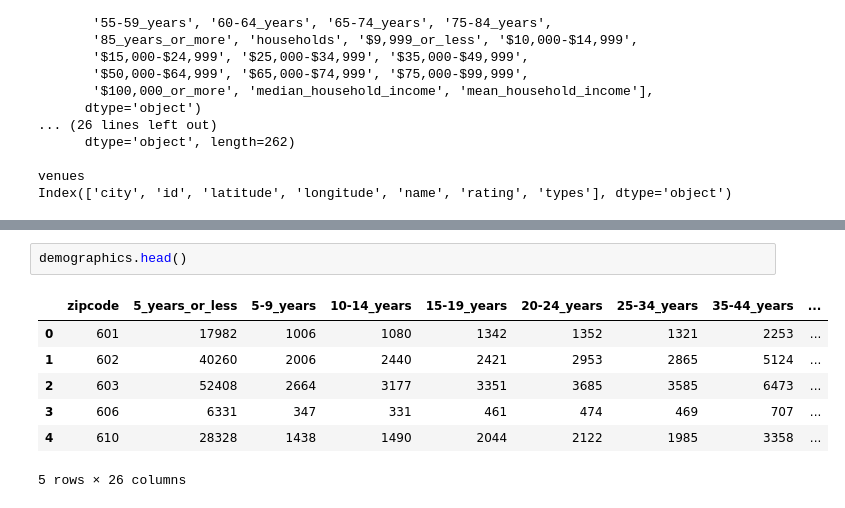
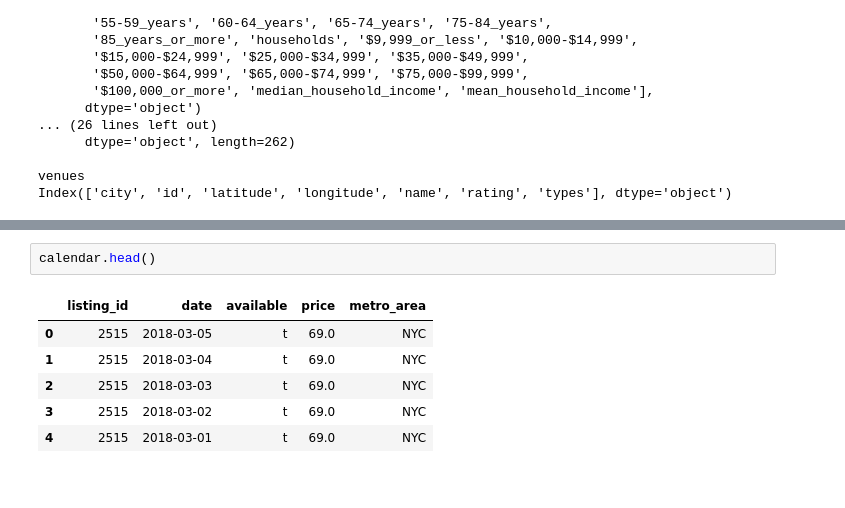
Before and after one commit to terenceneo/Airbnb-NYC-data-study, a Jupyter notebook: AirBnb Data Exploration.ipynb, the cells around one changed output, grey strips where cells are left out. Drawn from its saved outputs; the diff is of its cells as text.

```diff
--- a/AirBnb Data Exploration.ipynb
+++ b/AirBnb Data Exploration.ipynb
@@ -41,10 +62,9 @@ Index(['city', 'id', 'latitude', 'longitude', 'name', 'rating', 'types'], dtype=
 # %%
-demographics.head()
+calendar.head()
 # %% [output]
-|  | zipcode | 5_years_or_less | 5-9_years | 10-14_years | 15-19_years | 20-24_years | 25-34_years | 35-44_years | ... |
-| 0 | 601 | 17982 | 1006 | 1080 | 1342 | 1352 | 1321 | 2253 | ... |
-| 1 | 602 | 40260 | 2006 | 2440 | 2421 | 2953 | 2865 | 5124 | ... |
-| 2 | 603 | 52408 | 2664 | 3177 | 3351 | 3685 | 3585 | 6473 | ... |
-| 3 | 606 | 6331 | 347 | 331 | 461 | 474 | 469 | 707 | ... |
-| 4 | 610 | 28328 | 1438 | 1490 | 2044 | 2122 | 1985 | 3358 | ... |
+|  | listing_id | date | available | price | metro_area |
+| 0 | 2515 | 2018-03-05 | t | 69.0 | NYC |
+| 1 | 2515 | 2018-03-04 | t | 69.0 | NYC |
+| 2 | 2515 | 2018-03-03 | t | 69.0 | NYC |
+| 3 | 2515 | 2018-03-02 | t | 69.0 | NYC |
+| 4 | 2515 | 2018-03-01 | t | 69.0 | NYC |
-5 rows × 26 columns
```
Also changed, not shown: parts of 1 cell of this notebook.
